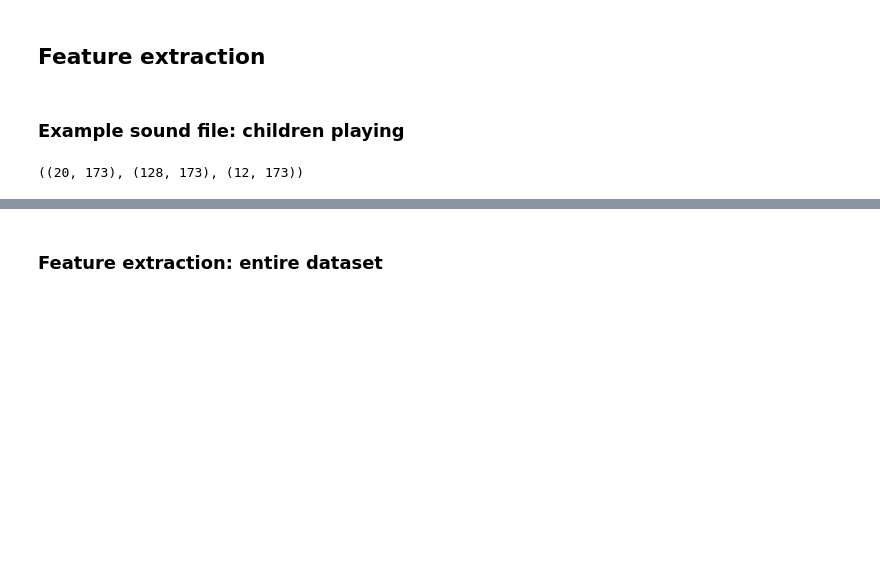
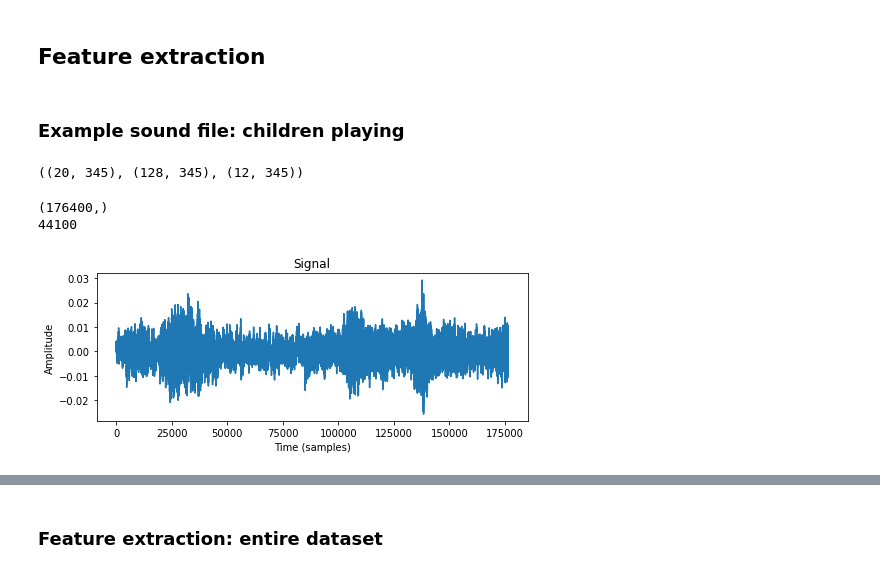
Before and after one commit to angelinakhatiwada/Urban-Sound-Classification, a Jupyter notebook: Urban_Sound_Classification_Feature_Extraction.ipynb, the cells around one changed output, grey strips where cells are left out. Drawn from its saved outputs; the diff is of its cells as text; code cells hidden in the pictures; blank space fills up the shorter version.

```diff
--- a/Urban_Sound_Classification_Feature_Extraction.ipynb
+++ b/Urban_Sound_Classification_Feature_Extraction.ipynb
@@ -166,12 +191,27 @@ for i in indices:
 ### Example sound file: children playing
 # %%
 # example
-sound_file, sampling_rate = librosa.load("fold5/100263-2-0-117.wav")
+sound_file, sampling_rate = librosa.load("fold5/100263-2-0-117.wav", sr = None)
 
 mfccs = librosa.feature.mfcc(sound_file, sampling_rate)
 melspectrogram =librosa.feature.melspectrogram(sound_file, sampling_rate)
-chroma_stft=librosa.feature.chroma_stft(sound_file, sampling_rate)
+chroma_stft=librosa.feature.chroma_stft(sound_file, sampling_rate,)
 
 mfccs.shape, melspectrogram.shape, chroma_stft.shape
 # %% [output]
-((20, 173), (128, 173), (12, 173))
+((20, 345), (128, 345), (12, 345))
+# %%
+print(sound_file.shape)
+print(sampling_rate)
+# %% [output]
+(176400,)
+44100
+# %%
+plt.figure(figsize=(7,3))
+plt.plot(sound_file);
+plt.title('Signal');
+plt.xlabel('Time (samples)');
+plt.ylabel('Amplitude')
+plt.tight_layout()
+# %% [output]
+[figure, added]
```
Also changed, not shown: parts of 45 cells of this notebook.
